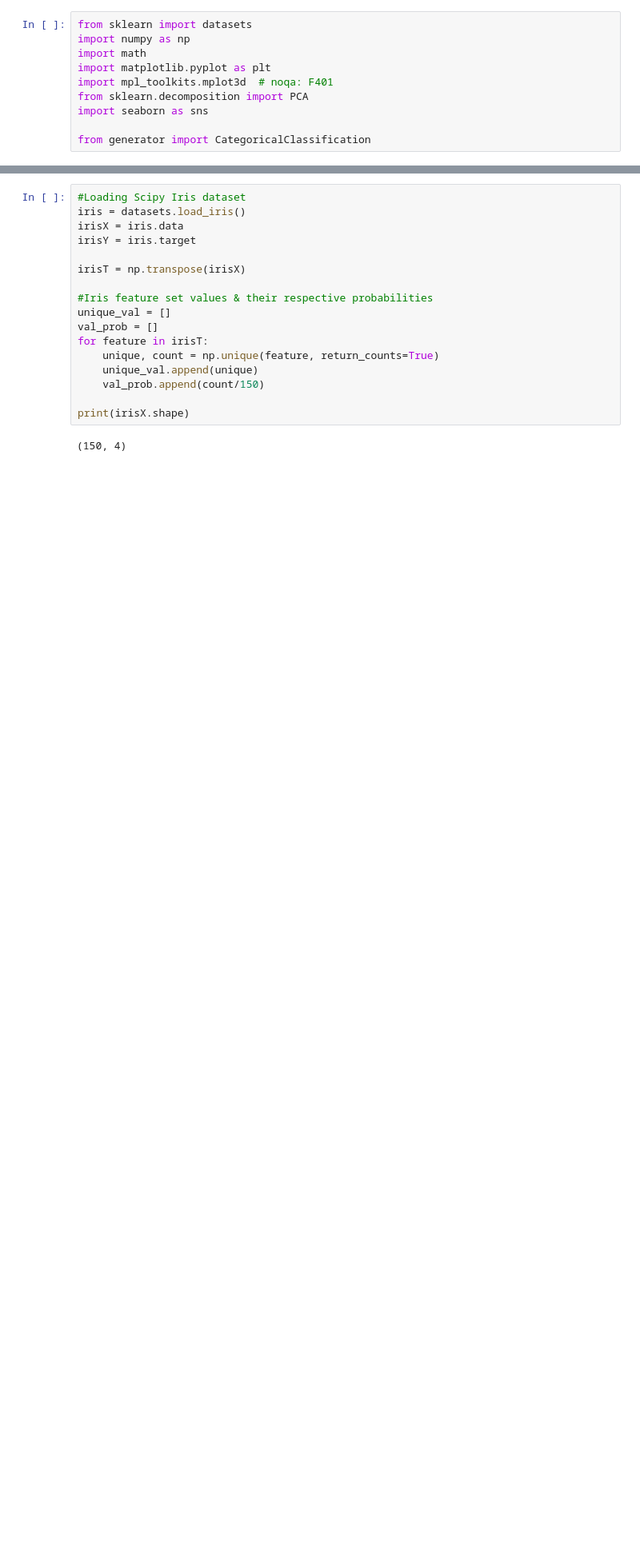
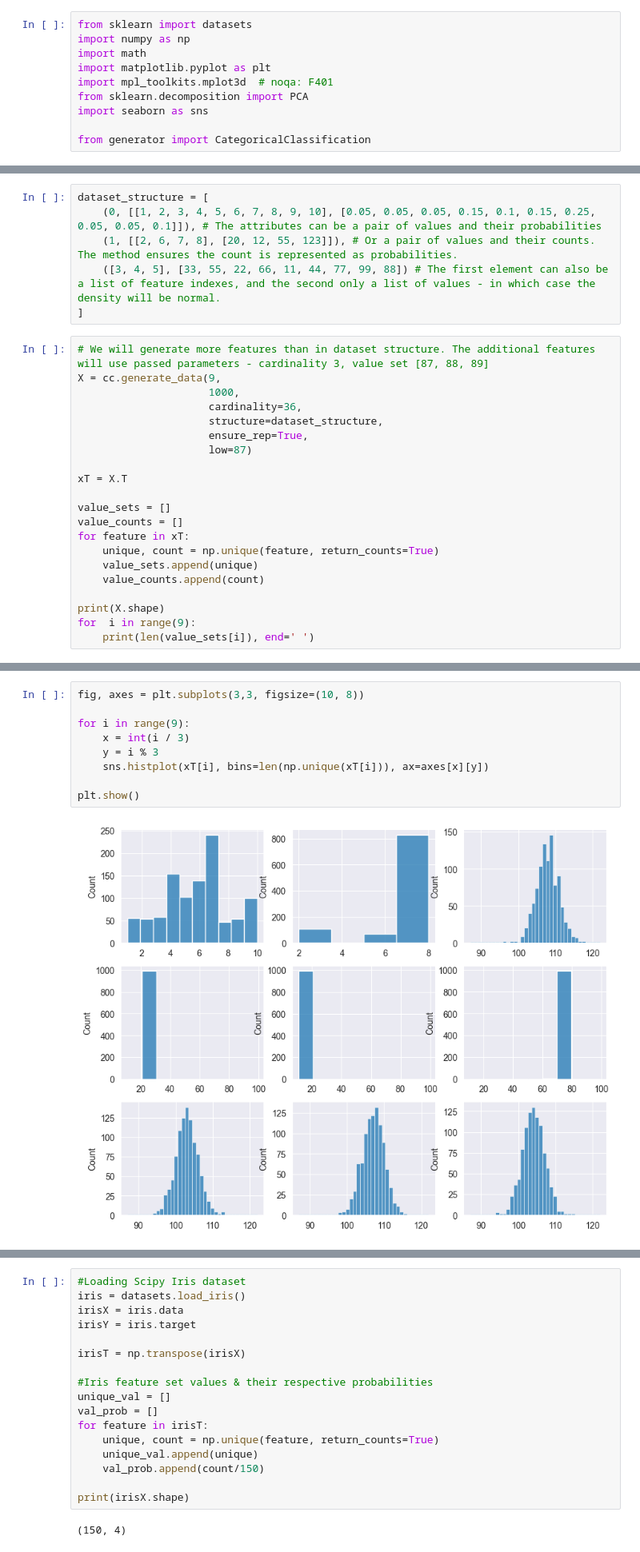
Before and after one commit to 98MM/msc_cc, a Jupyter notebook: src/CC Demo.ipynb, the cells around one changed output, grey strips where cells are left out. Shown: that part at 80% size. Drawn from its saved outputs; the diff is of its cells as text; blank space fills up the shorter version.

```diff
--- a/src/CC Demo.ipynb
+++ b/src/CC Demo.ipynb
@@ -10,0 +56,27 @@ from generator import CategoricalClassification
+# %%
+dataset_structure = [
+    (0, [[1, 2, 3, 4, 5, 6, 7, 8, 9, 10], [0.05, 0.05, 0.05, 0.15, 0.1, 0.15, 0.25, 0.05, 0.05, 0.1]]), # The attributes can be a pair of values and their probabilities
+    (1, [[2, 6, 7, 8], [20, 12, 55, 123]]), # Or a pair of values and their counts. The method ensures the count is represented as probabilities.
+    ([3, 4, 5], [33, 55, 22, 66, 11, 44, 77, 99, 88]) # The first element can also be a list of feature indexes, and the second only a list of values - in which case the density will be normal.
+]
+# %%
+# We will generate more features than in dataset structure. The additional features will use passed parameters - cardinality 3, value set [87, 88, 89]
+X = cc.generate_data(9,
+                     1000,
+                     cardinality=36,
+                     structure=dataset_structure,
+                     ensure_rep=True,
+                     low=87)
+
+xT = X.T
+
+value_sets = []
+value_counts = []
+for feature in xT:
+    unique, count = np.unique(feature, return_counts=True)
+    value_sets.append(unique)
+    value_counts.append(count)
+
+print(X.shape)
+for  i in range(9):
+    print(len(value_sets[i]), end=' ')
@@ -10,0 +86,11 @@ from generator import CategoricalClassification
+# %%
+fig, axes = plt.subplots(3,3, figsize=(10, 8))
+
+for i in range(9):
+    x = int(i / 3)
+    y = i % 3
+    sns.histplot(xT[i], bins=len(np.unique(xT[i])), ax=axes[x][y])
+
+plt.show()
+# %% [output]
+[figure, added]
```
Also changed, not shown: parts of 7 cells of this notebook, 1 other file.
